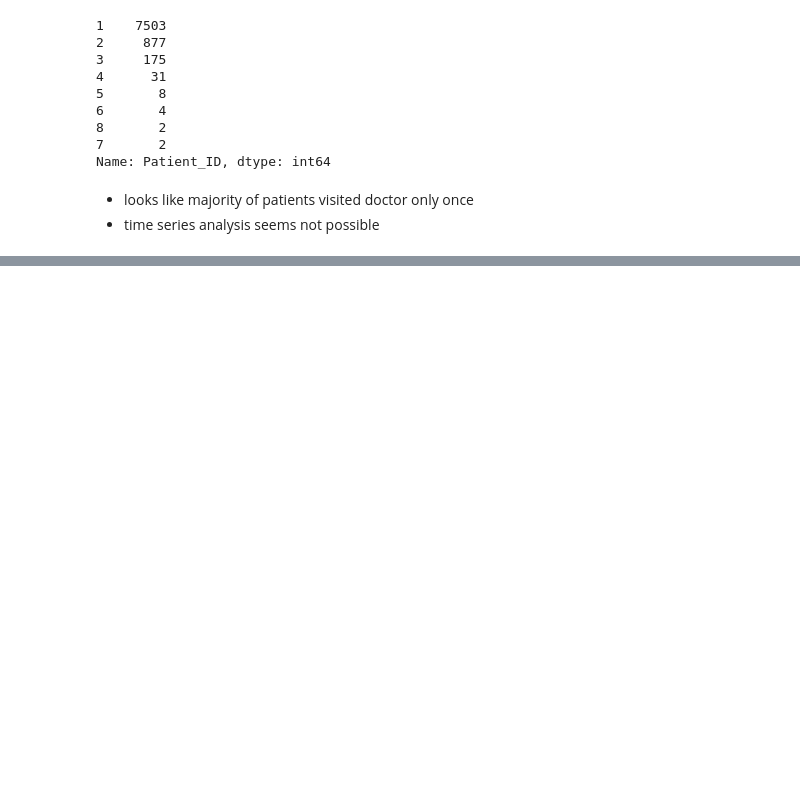
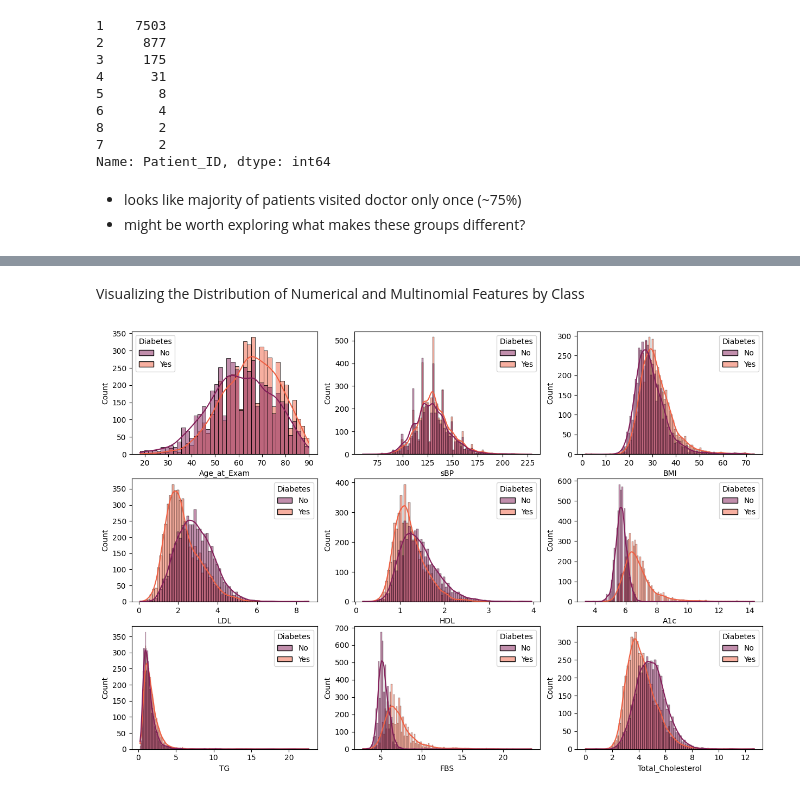
Before and after one commit to lilyzhizhou/Identifying-Prediabetes-ML, a Jupyter notebook: Data_Exploration.ipynb, the cells around one changed output, grey strips where cells are left out. Cells and saved outputs as stored; diff of their text form; code cells hidden in the pictures; blank space fills up the shorter version.

```diff
--- a/Data_Exploration.ipynb
+++ b/Data_Exploration.ipynb
@@ -128,14 +157,0 @@ data1
-# %%
-# Re-labeling Nan Variables
-
-
-data1.loc[data1['Diabetes'] == 0, 'DM_OnsetDate'] = 'not applicable'
-data1.loc[data1['Diabetes'] == 1, 'DM_OnsetDate'] = 'not applicable'
-
-data1[['Diabetes','DM_OnsetDate']].head()
-
-print(data1.isna().sum())
-
-#print(data1['DM_OnsetDate'].isna().sum())
-count = len(data1[(data1['Diabetes'] == 1) & data1['DM_OnsetDate'] == 'NaT'])
-print(count)
@@ -159,0 +163,6 @@ dtype: int64
+# %%
+# Creating new binary variables for medication variables
+data1['corstrd_bin'] = data1['Corticosteroids'].notna().astype(int)
+data1['htnmed_bin'] = data1['Hypertension_Medications'].notna().astype(int)
+
+data1.head()
@@ -160,3 +190,6 @@ dtype: int64
+# %%
+# Removing DIABETES VARIABLE
+data1 = data1.drop('DIABETES', axis = 1)
 # %% [markdown]
 Data Exploration
 
@@ -176,8 +209,8 @@ print(id_counts.value_counts())
 7       2
 Name: Patient_ID, dtype: int64
 # %% [markdown]
-* looks like majority of patients visited doctor only once
-* time series analysis seems not possible
+* looks like majority of patients visited doctor only once (~75%)
+* might be worth exploring what makes these groups different?
 # %%
 # Convert numeric categorical variables into descriptive categories
 data1_dscrpt = data1
@@ -188,6 +221,8 @@ data1_dscrpt['Depression'].replace({0 : 'No', 1 : 'Yes'}, inplace=True)
 data1_dscrpt['HTN'].replace({0 : 'No', 1 : 'Yes'}, inplace=True)
 data1_dscrpt['OA'].replace({0 : 'No', 1 : 'Yes'}, inplace=True)
 data1_dscrpt['COPD'].replace({0 : 'No', 1 : 'Yes'}, inplace=True)
+data1_dscrpt['corstrd_bin'].replace({0 : 'No', 1 : 'Yes'}, inplace=True)
+data1_dscrpt['htnmed_bin'].replace({0 : 'No', 1 : 'Yes'}, inplace=True)
 
 data1_dscrpt.head()
 # %% [output]
@@ -207,2 +242,24 @@ categorical_columns = ['FBS>DM', 'Depression', 'HTN',
 numerical_columns = ['Age_at_Exam','sBP','BMI','LDL','HDL','A1c',
                      'TG','FBS','Total_Cholesterol']
+# %% [markdown]
+Visualizing the Distribution of Numerical and Multinomial Features by Class
+# %%
+# checking the difference in distribution of numerical features in two classes
+
+# Create a grid of subplots with 2 rows and 3 columns
+fig, axs = plt.subplots(ncols=3, nrows=3, figsize=(15, 10))
+
+# Loop over each feature in numerical and multinomial lists
+for i, column in enumerate(numerical_columns):
+    # Calculate the position for the subplot; x is the row index and y is the column index
+    x = i // 3
+    y = i % 3
+
+    # Plot a histogram of the feature split by the 'target' class
+    # kde=True adds a Kernel Density Estimate plot to smooth the histogram, providing a clearer view of the data distribution
+    sns.histplot(data1_dscrpt, x=column, hue= target_column, kde=True, palette='rocket', ax=axs[x][y])
+
+# Display all the subplots
+plt.show()
+# %% [output]
+[figure, added]
```
Also changed, not shown: parts of 9 cells of this notebook.
